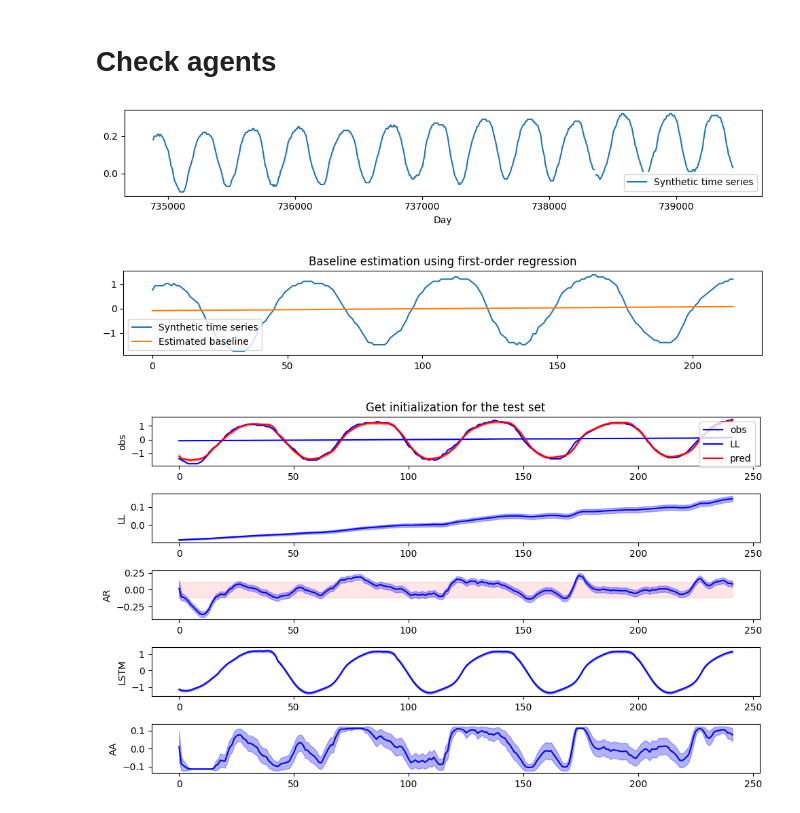
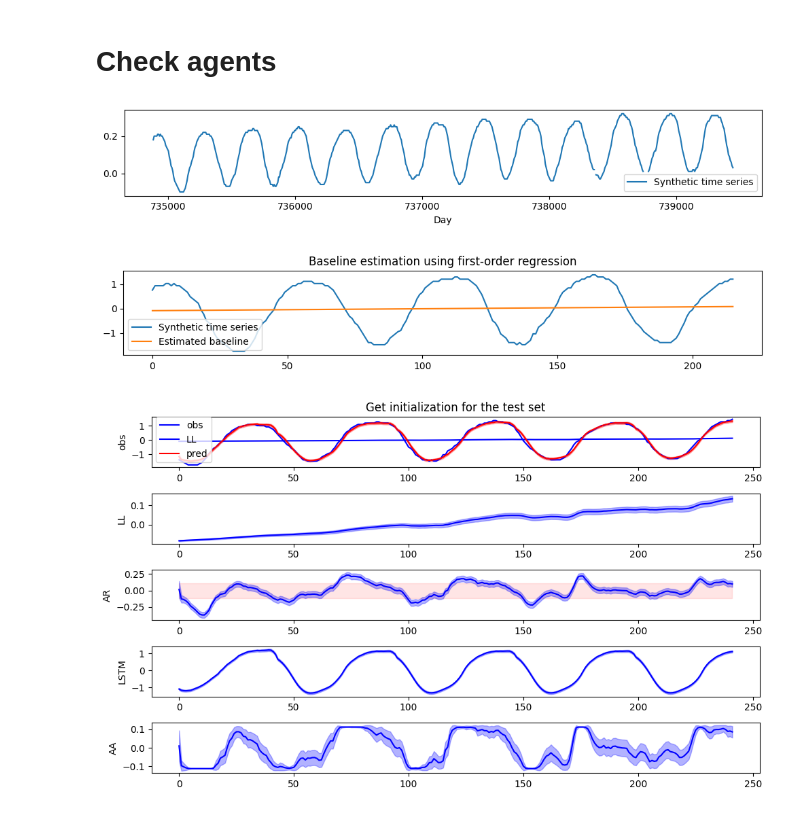
Before and after one commit to zhanwen-xin/cuTAGI, a Jupyter notebook: examples/check_evaluation_metric.ipynb, the cells around one changed output. Drawn from its saved outputs; the diff is of its cells as text; code cells hidden in the pictures.

```diff
--- a/examples/check_evaluation_metric.ipynb
+++ b/examples/check_evaluation_metric.ipynb
@@ -256,35 +256,35 @@ data_preprocessor.export_to_csv(indices_train_val_test=[216, 268, -1],
 val_datetime_values = data_preprocessor.get_validation_datetime_values()
 data_preprocessor.plot()
 
 BDLM = BDLM_trainer(num_epochs=num_epochs,
                     batch_size=batch_size,
                     sigma_v=sigma_v,
                     output_col=output_col,
                     num_features=num_features,
                     components = 'LT + BAR + ITV + AR',
                     use_BAR = True,
                     input_BAR = [2, -2, 2],
                     input_seq_len=input_seq_len,
                     output_seq_len=output_seq_len,
                     seq_stride=seq_stride)
 BDLM.load_datasets(obs_file_paths, date_file_paths, time_covariates)
 BDLM.estimate_initial_baseline(plot=True)
 
 BDLM.phi_AR = 0.8011867994059351
 BDLM.Sigma_AR = 0.0011412510275942147
 BDLM.var_phi_AR = 0.0017259715125206064
 BDLM.var_Sigma_AR = 9.593143239627384e-08
-BDLM.load_LSTM_model(path = './saved_param/CASC_LGA007EFAPRG910_2024_07/lstm_V2.pth')
+BDLM.load_LSTM_model(path = './saved_param/CASC_LGA007EFAPRG910_2024_07/lstm_test1.pth')
 
 initial_z = np.array([BDLM.level_init, BDLM.speed_init, 0, 0, 0.02])
 initial_Sz = np.array([1E-5, 1E-8, 1e-20, 1e-20, 0.15**2])
 LSTM_net, init_mu_lstm, init_var_lstm, init_z, init_Sz, init_mu_W2b, init_var_W2b,\
 last_seq_obs, last_seq_datetime, last_lstm_x = BDLM.get_testing_model_initials(val_datetime_values=val_datetime_values, plot=True,
                                                                                initial_z = initial_z, initial_Sz = initial_Sz)
 # %% [output]
 [figure]
 [figure]
-[figure, old version]
+[figure, new version]
 # %%
 class TAGI_Net():
     def __init__(self, n_observations, n_actions):
```
Also changed, not shown: parts of 6 cells of this notebook, 1 other file.
